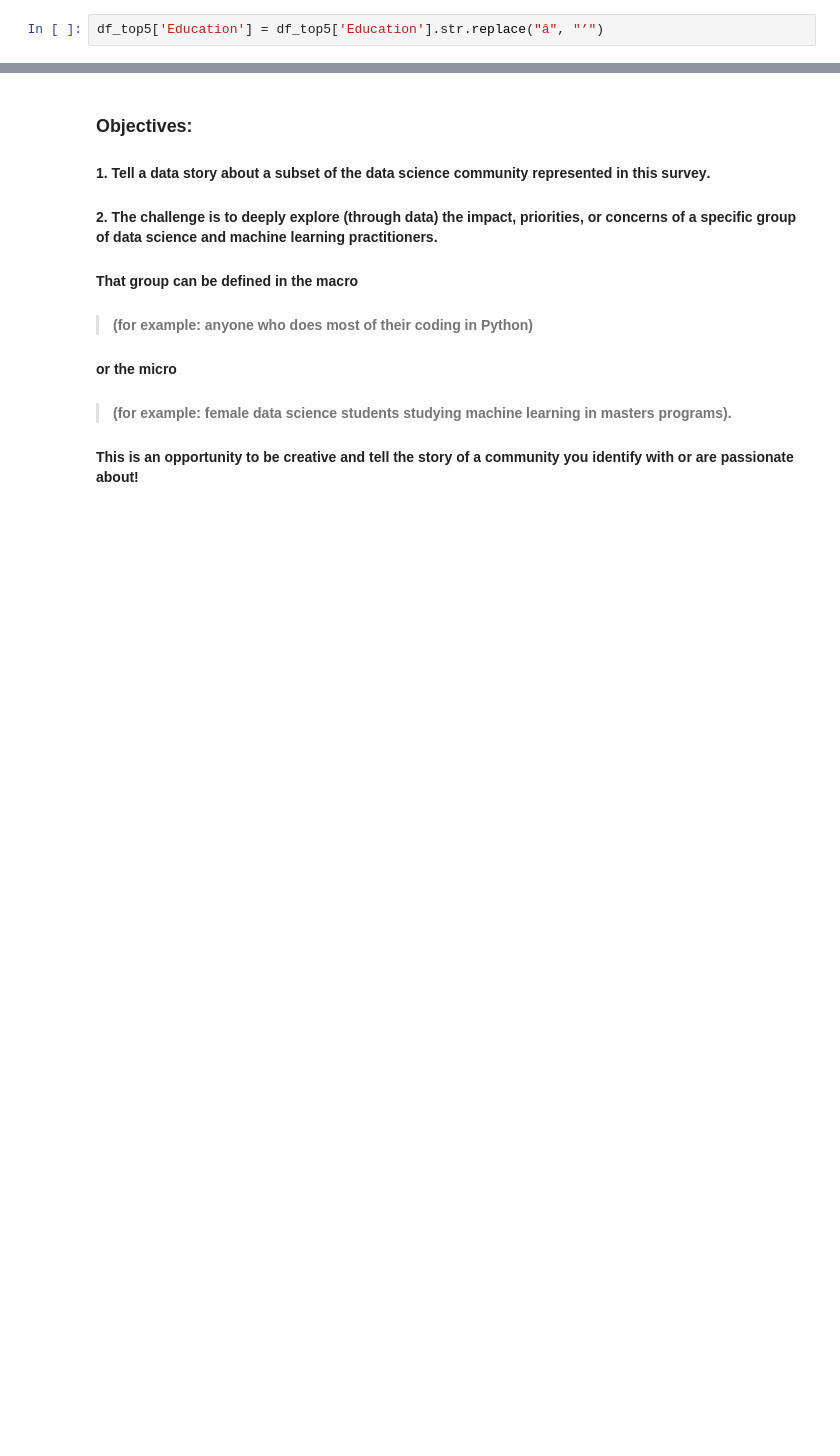
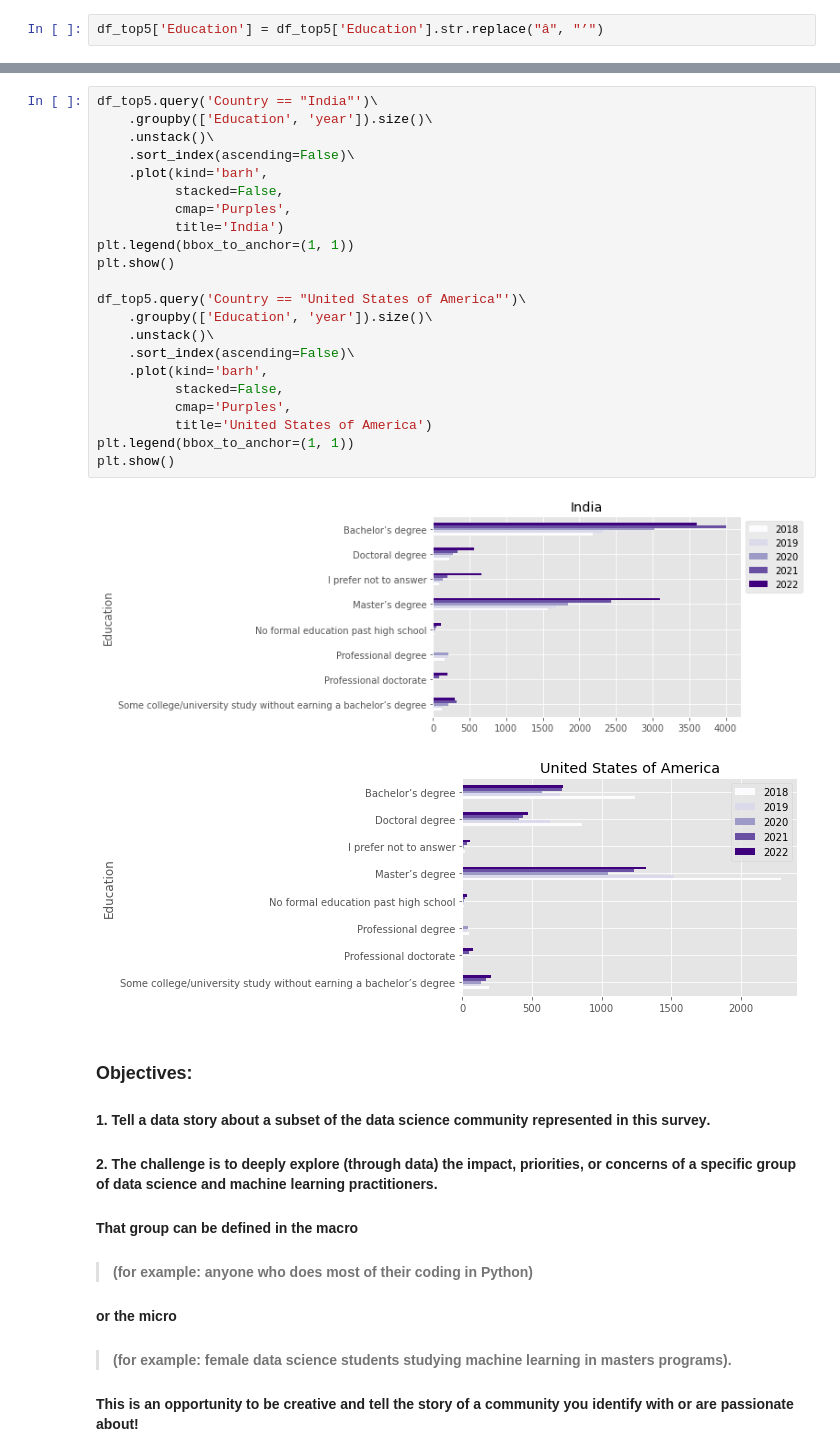
Before and after one commit to Amir-UL-Islam/Machine-Learning-Notebooks, a Jupyter notebook: survey2022.ipynb, the cells around one changed output, grey strips where cells are left out. Cells and saved outputs as stored; diff of their text form; blank space fills up the shorter version.

```diff
--- a/survey2022.ipynb
+++ b/survey2022.ipynb
@@ -364,3 +412,28 @@ top_5_not_others
+# %%
+df_top5.query('Country == "India"')\
+    .groupby(['Education', 'year']).size()\
+    .unstack()\
+    .sort_index(ascending=False)\
+    .plot(kind='barh',
+          stacked=False,
+          cmap='Purples',
+          title='India')
+plt.legend(bbox_to_anchor=(1, 1))
+plt.show()
+
+df_top5.query('Country == "United States of America"')\
+    .groupby(['Education', 'year']).size()\
+    .unstack()\
+    .sort_index(ascending=False)\
+    .plot(kind='barh',
+          stacked=False,
+          cmap='Purples',
+          title='United States of America')
+plt.legend(bbox_to_anchor=(1, 1))
+plt.show()
+# %% [output]
+[figure, added]
+[figure, added]
 # %% [markdown]
 ### **Objectives:**
 #### 1. **Tell a data story about a subset of the data science community represented in this survey**.
```
Also changed, not shown: parts of 11 cells of this notebook.
